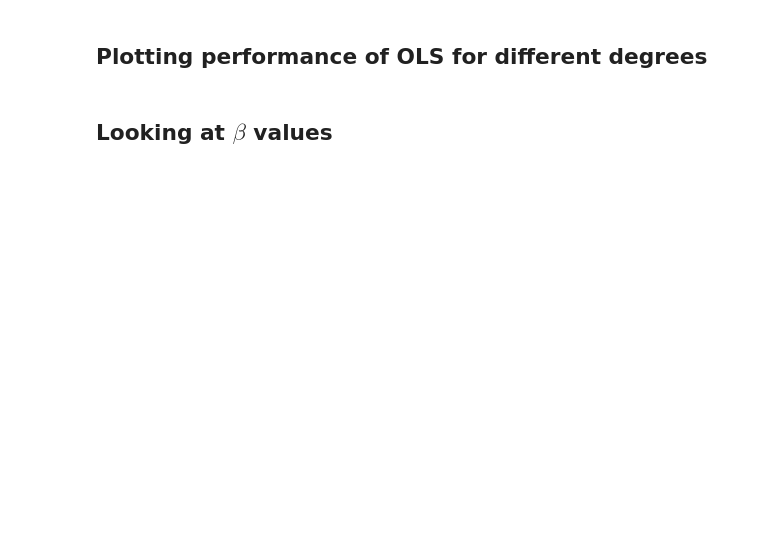
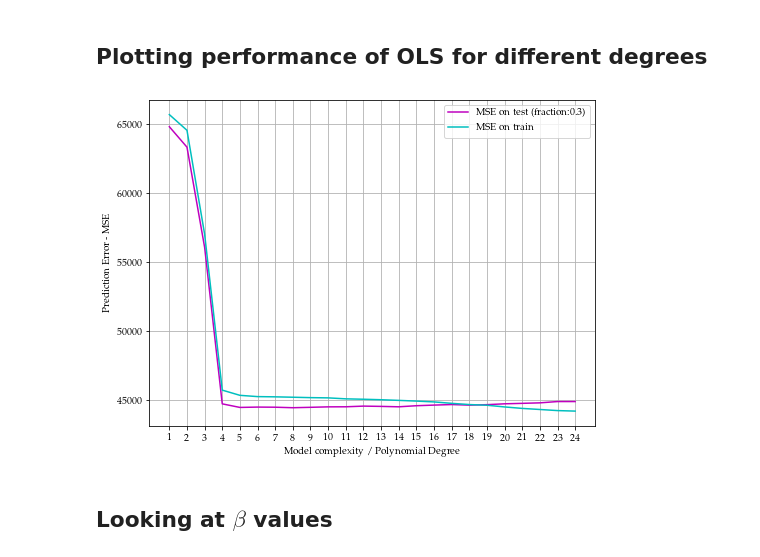
Before and after one commit to AndreasBordvik/FYS-STK4155-Prj1_report, a Jupyter notebook: code/Exercise6.ipynb, the cells around one changed output. Drawn from its saved outputs; the diff is of its cells as text; code cells hidden in the pictures; blank space fills up the shorter version.

```diff
--- a/code/Exercise6.ipynb
+++ b/code/Exercise6.ipynb
@@ -283,7 +314,7 @@ df = pd.DataFrame()
 degrees = 24
 scale_X = True
 scale_z = True
-test_size = 0.4
+test_size = 0.3
 for degree in range(1, degrees+1):
     print(f"Running OLS fitting on degree{degree}")
     X = create_X(x, y, degree) # Design Matrix
@@ -335,17 +391,19 @@ R2_scores_test = 1 - ((z_test_OLS - z_hat_test_OLS) ** 2).sum() / ((z_test_OLS -
 # %%
 degrees = 24
 plt.figure(figsize=(8,6))
-plt.plot(np.arange(1,degrees+1), mse_scores_test,"m", label='MSE on test')
+plt.plot(np.arange(1,degrees+1), mse_scores_test,"m", label=f'MSE on test (fraction:{test_size})')
 plt.plot(np.arange(1,degrees+1), mse_scores_train,"c", label='MSE on train')
 #plt.plot(np.arange(1,degrees+1), R2_scores_test, label='R2 on test')
 #plt.plot(np.arange(1,degrees+1), R2_scores_train, label='R2 on train')
 plt.xlabel("Model complexity / Polynomial Degree")
 plt.ylabel("Prediction Error - MSE")
 plt.xticks(np.arange(1,degrees+1))
 plt.grid(True)
 plt.legend()
-plt.savefig(f"{REPORT_FIGURES}{EX6_1}terrain_patch_OLS_evaluate_fit.pdf")
+plt.savefig(f"{REPORT_FIGURES}{EX6_1}terrain_patch_OLS_evaluate_fit_test_frac{test_size}.pdf")
 plt.show()
+# %% [output]
+[figure, added]
 # %% [markdown]
 ## Looking at $\beta$ values
 # %%
```
Also changed, not shown: parts of 9 cells of this notebook, 22 other files.
